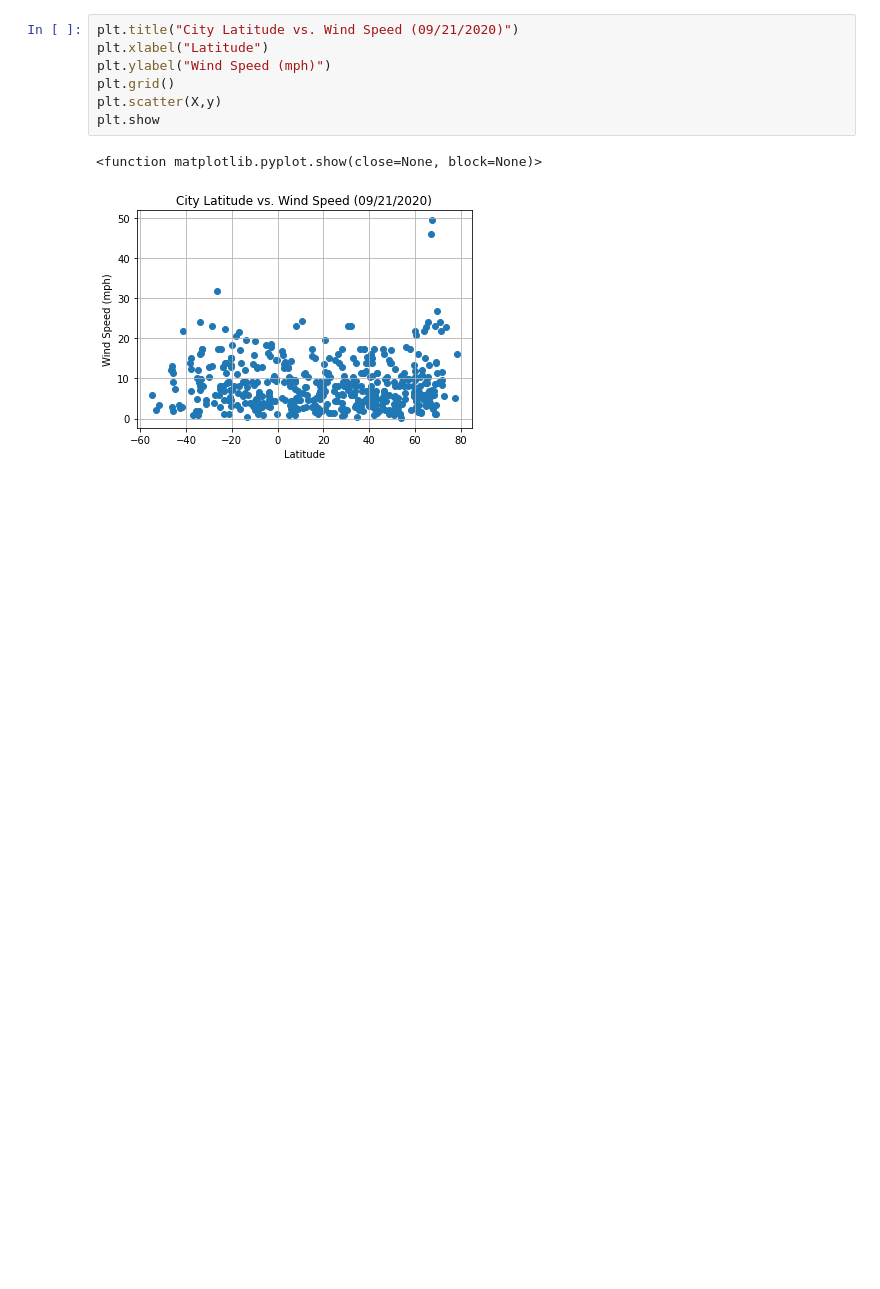
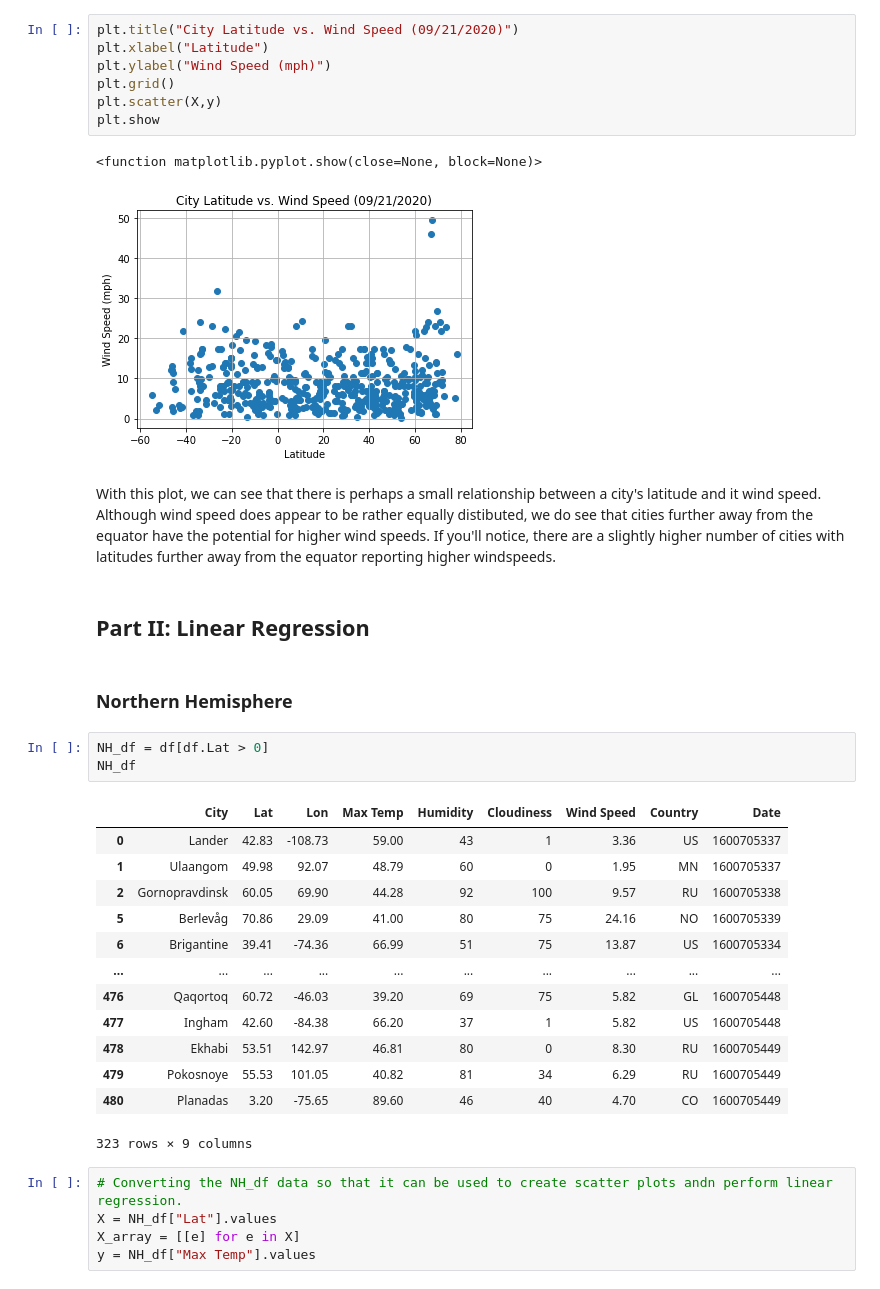
Before and after one commit to Slyssy/python-api-challenge, a Jupyter notebook: WeatherPy/WeatherPy.ipynb, the cells around one changed output. Drawn from its saved outputs; the diff is of its cells as text; blank space fills up the shorter version.

```diff
--- a/WeatherPy/WeatherPy.ipynb
+++ b/WeatherPy/WeatherPy.ipynb
@@ -202,3 +204,31 @@ plt.show
 # %% [output]
 <function matplotlib.pyplot.show(close=None, block=None)>
 [figure]
+# %% [markdown]
+With this plot, we can see that there is perhaps a small relationship between a city's latitude and it wind speed. Although wind speed does appear to be rather equally distibuted, we do see that cities further away from the equator have the potential for higher wind speeds. If you'll notice, there are a slightly higher number of cities with latitudes further away from the equator reporting higher windspeeds.
+# %% [markdown]
+## Part II: Linear Regression
+# %% [markdown]
+### Northern Hemisphere
+# %%
+NH_df = df[df.Lat > 0]
+NH_df
+# %% [output]
+|  | City | Lat | Lon | Max Temp | Humidity | Cloudiness | Wind Speed | Country | Date |
+| 0 | Lander | 42.83 | -108.73 | 59.00 | 43 | 1 | 3.36 | US | 1600705337 |
+| 1 | Ulaangom | 49.98 | 92.07 | 48.79 | 60 | 0 | 1.95 | MN | 1600705337 |
+| 2 | Gornopravdinsk | 60.05 | 69.90 | 44.28 | 92 | 100 | 9.57 | RU | 1600705338 |
+| 5 | Berlevåg | 70.86 | 29.09 | 41.00 | 80 | 75 | 24.16 | NO | 1600705339 |
+| 6 | Brigantine | 39.41 | -74.36 | 66.99 | 51 | 75 | 13.87 | US | 1600705334 |
+| ... | ... | ... | ... | ... | ... | ... | ... | ... | ... |
+| 476 | Qaqortoq | 60.72 | -46.03 | 39.20 | 69 | 75 | 5.82 | GL | 1600705448 |
+| 477 | Ingham | 42.60 | -84.38 | 66.20 | 37 | 1 | 5.82 | US | 1600705448 |
+| 478 | Ekhabi | 53.51 | 142.97 | 46.81 | 80 | 0 | 8.30 | RU | 1600705449 |
+| 479 | Pokosnoye | 55.53 | 101.05 | 40.82 | 81 | 34 | 6.29 | RU | 1600705449 |
+| 480 | Planadas | 3.20 | -75.65 | 89.60 | 46 | 40 | 4.70 | CO | 1600705449 |
+323 rows × 9 columns
+# %%
+# Converting the NH_df data so that it can be used to create scatter plots andn perform linear regression.
+X = NH_df["Lat"].values
+X_array = [[e] for e in X]
+y = NH_df["Max Temp"].values
```
Also changed, not shown: parts of 14 cells of this notebook.
